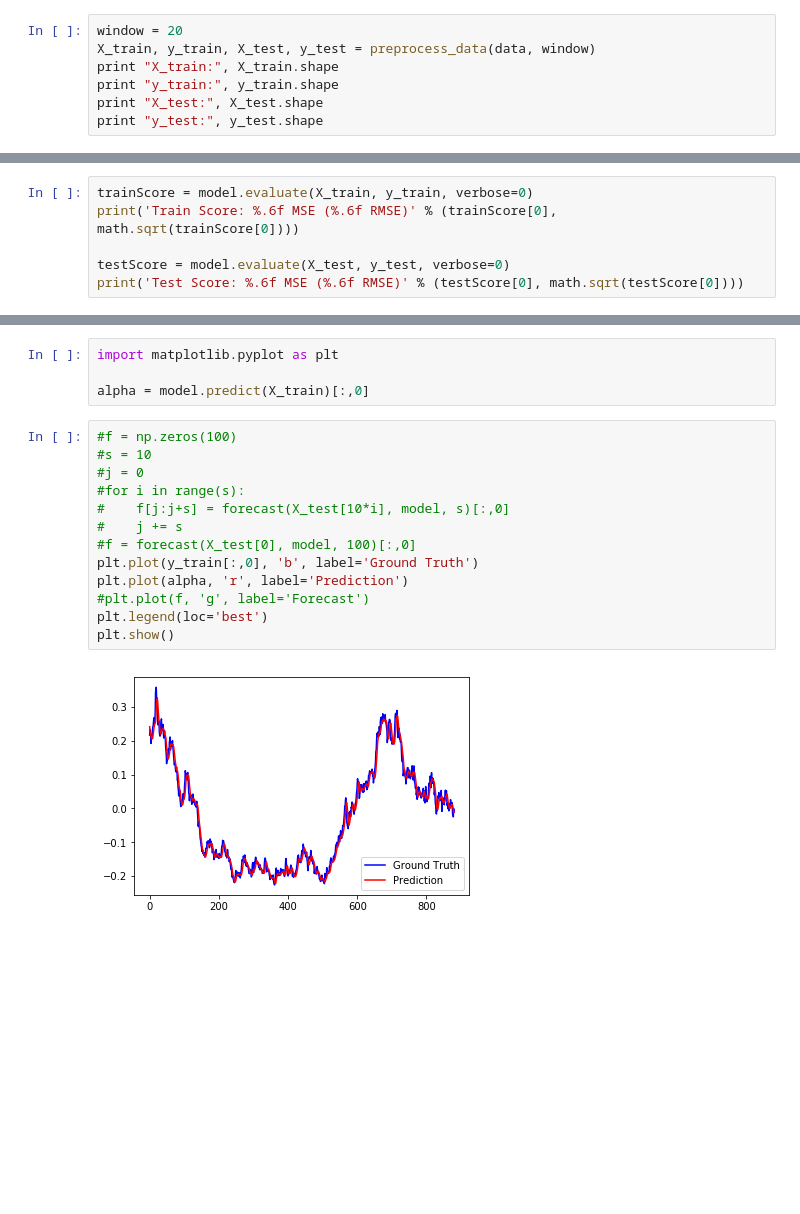
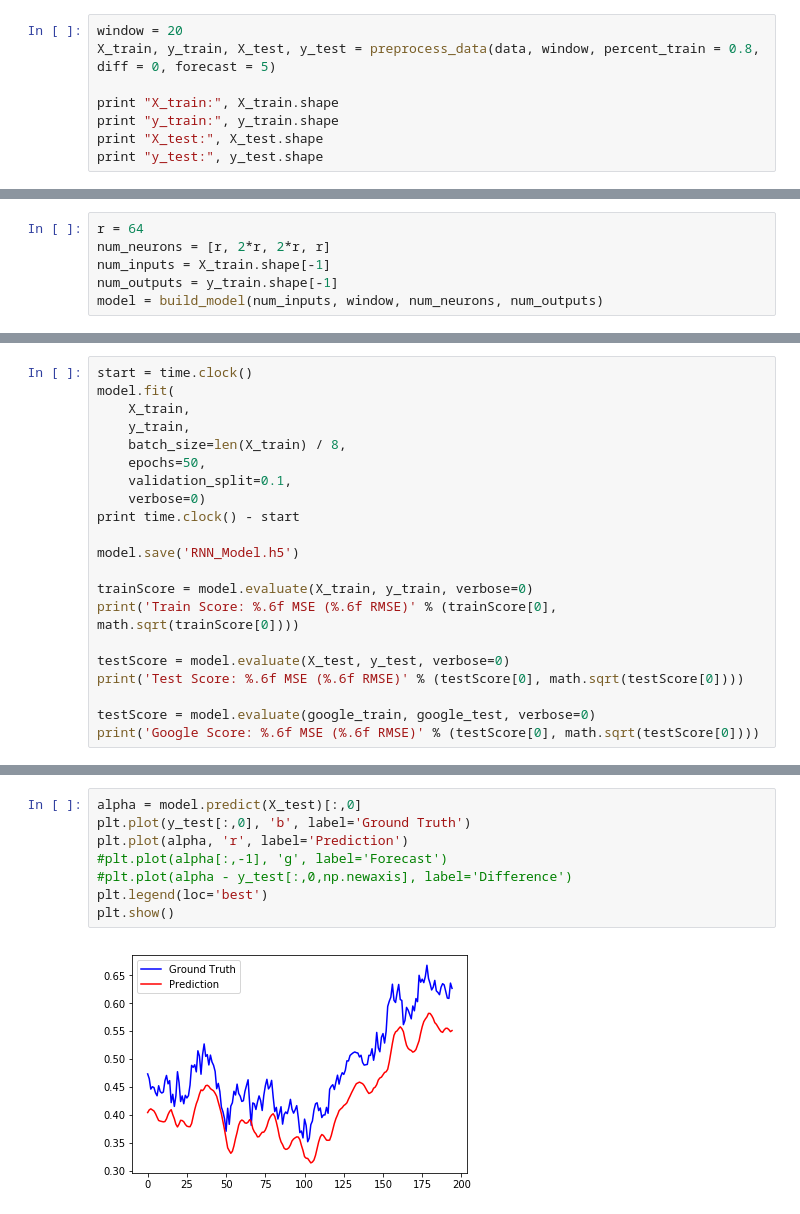
Before and after one commit to bmetherall/Machine_Learning_Stocks, a Jupyter notebook: RNN.ipynb, the cells around one changed output, grey strips where cells are left out. Saved outputs shown, nothing was run; the diff lists cells and outputs as text; blank space fills up the shorter version.

```diff
--- a/RNN.ipynb
+++ b/RNN.ipynb
@@ -82,6 +115,7 @@ data = np.loadtxt('DailyStocks.dat')
 # %%
 window = 20
-X_train, y_train, X_test, y_test = preprocess_data(data, window)
+X_train, y_train, X_test, y_test = preprocess_data(data, window, percent_train = 0.8, diff = 0, forecast = 5)
+
 print "X_train:", X_train.shape
 print "y_train:", y_train.shape
 print "X_test:", X_test.shape
@@ -114,0 +128,6 @@ model.save('RNN_Model.h5')
+# %%
+r = 64
+num_neurons = [r, 2*r, 2*r, r]
+num_inputs = X_train.shape[-1]
+num_outputs = y_train.shape[-1]
+model = build_model(num_inputs, window, num_neurons, num_outputs)
@@ -115,7 +136,22 @@ model.save('RNN_Model.h5')
 # %%
+start = time.clock()
+model.fit(
+    X_train,
+    y_train,
+    batch_size=len(X_train) / 8,
+    epochs=50,
+    validation_split=0.1,
+    verbose=0)
+print time.clock() - start
+
+model.save('RNN_Model.h5')
+
 trainScore = model.evaluate(X_train, y_train, verbose=0)
 print('Train Score: %.6f MSE (%.6f RMSE)' % (trainScore[0], math.sqrt(trainScore[0])))
 
 testScore = model.evaluate(X_test, y_test, verbose=0)
 print('Test Score: %.6f MSE (%.6f RMSE)' % (testScore[0], math.sqrt(testScore[0])))
+
+testScore = model.evaluate(google_train, google_test, verbose=0)
+print('Google Score: %.6f MSE (%.6f RMSE)' % (testScore[0], math.sqrt(testScore[0])))
 # %% [output]
@@ -124,19 +162,10 @@ Test Score: 0.000374 MSE (0.019333 RMSE)
-# %%
-import matplotlib.pyplot as plt
-
-alpha = model.predict(X_train)[:,0]
 # %%
-#f = np.zeros(100)
-#s = 10
-#j = 0
-#for i in range(s):
-#    f[j:j+s] = forecast(X_test[10*i], model, s)[:,0]
-#    j += s
-#f = forecast(X_test[0], model, 100)[:,0]
-plt.plot(y_train[:,0], 'b', label='Ground Truth')
+alpha = model.predict(X_test)[:,0]
+plt.plot(y_test[:,0], 'b', label='Ground Truth')
 plt.plot(alpha, 'r', label='Prediction')
-#plt.plot(f, 'g', label='Forecast')
+#plt.plot(alpha[:,-1], 'g', label='Forecast')
+#plt.plot(alpha - y_test[:,0,np.newaxis], label='Difference')
 plt.legend(loc='best')
 plt.show()
 # %% [output]
-[figure, old version]
+[figure, new version]
```
Also changed, not shown: parts of 21 cells of this notebook, 3 other files.
